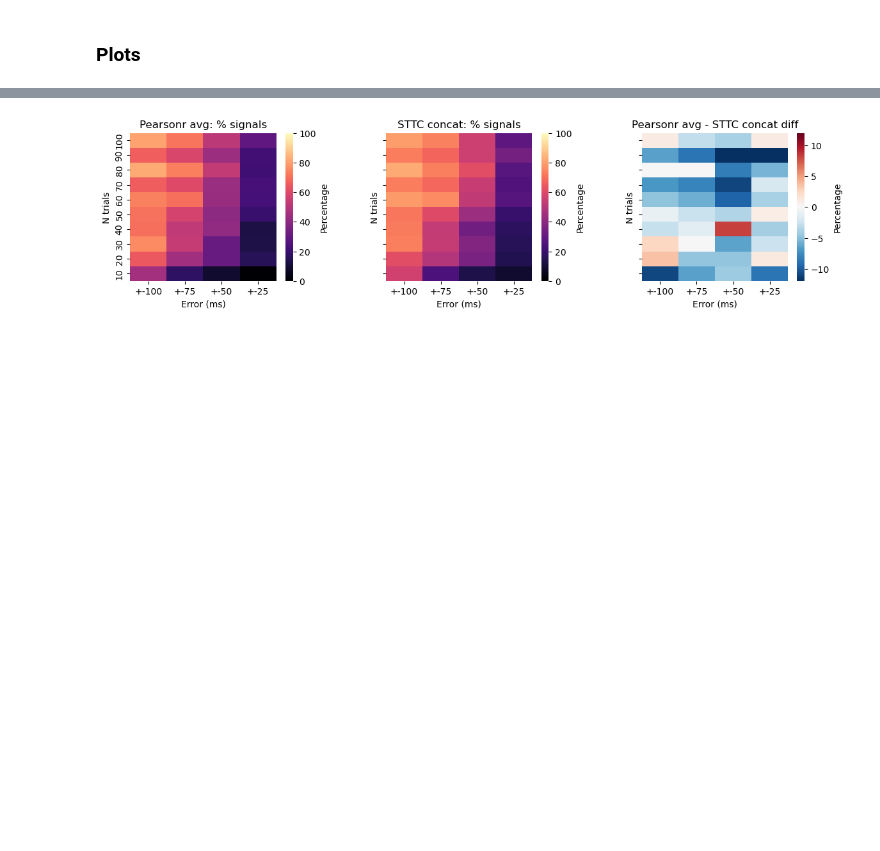
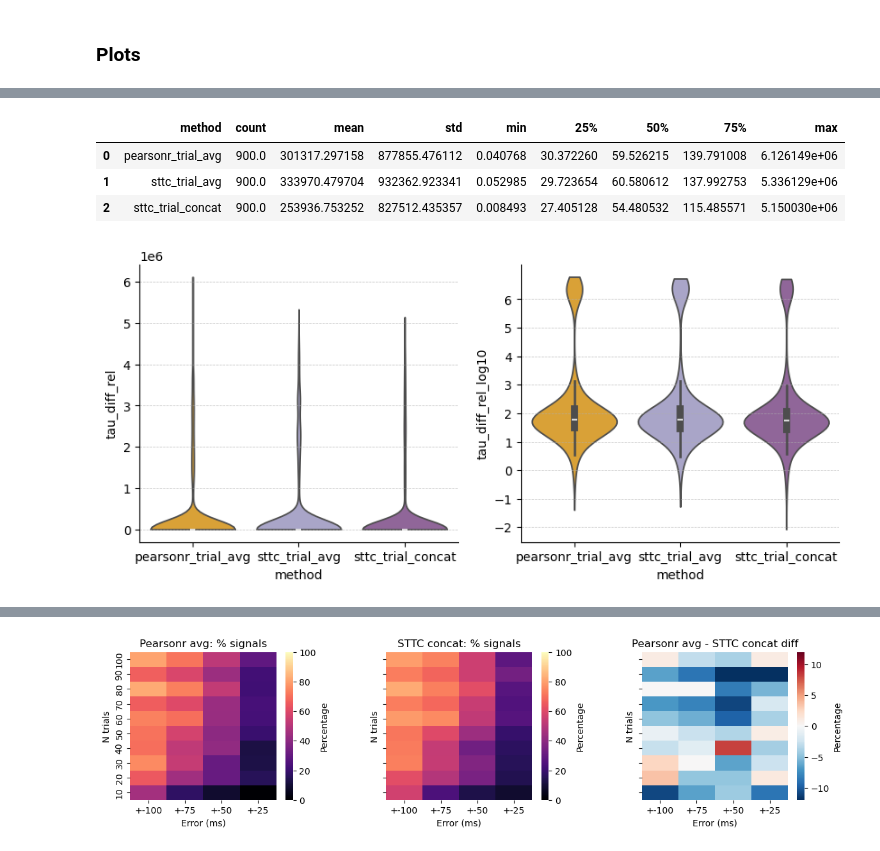
Before and after one commit to iinnpp/isttc, a Jupyter notebook: notebooks/synthetic/plot_taus_var_trials_dataset.ipynb, the cells around one changed output, grey strips where cells are left out. Drawn from its saved outputs; the diff is of its cells as text; code cells hidden in the pictures; blank space fills up the shorter version.

Commit message:
plots

```diff
--- a/notebooks/synthetic/plot_taus_var_trials_dataset.ipynb
+++ b/notebooks/synthetic/plot_taus_var_trials_dataset.ipynb
@@ -246,6 +248,8 @@ tau_plot_long_df.to_csv(results_folder + 'tau_plot_long_df.csv')
 color_pearson_trail_avg = '#f4a91c'
 color_sttc_trail_avg =  '#a49fce'
 color_sttc_trail_concat = '#955da2'
+
+colors = [color_pearson_trail_avg, color_sttc_trail_avg, color_sttc_trail_concat]
 # %%
 # tau_plot_wide_df = acf_full_plot_df.merge(isttc_full_plot_df, suffixes=('_acf', '_isttc'),
 #                                           on=['unit_id','fr', 'alpha', 'tau_ms_true', 'duration_ms', 'duration_s', 'dur_interval'],
@@ -280,2 +284,27 @@ sns.despine()
+# %%
+tau_plot_long_df.groupby(by='method', as_index=False)['tau_diff_rel'].describe()
+# %% [output]
+|  | method | count | mean | std | min | 25% | 50% | 75% | max |
+| 0 | pearsonr_trial_avg | 900.0 | 301317.297158 | 877855.476112 | 0.040768 | 30.372260 | 59.526215 | 139.791008 | 6.126149e+06 |
+| 1 | sttc_trial_avg | 900.0 | 333970.479704 | 932362.923341 | 0.052985 | 29.723654 | 60.580612 | 137.992753 | 5.336129e+06 |
+| 2 | sttc_trial_concat | 900.0 | 253936.753252 | 827512.435357 | 0.008493 | 27.405128 | 54.480532 | 115.485571 | 5.150030e+06 |
+# %%
+method_order = ['pearsonr_trial_avg', 'sttc_trial_avg', 'sttc_trial_concat']
+fig, axes = plt.subplots(1,2, figsize=(10, 4))
+
+sns.violinplot(x='method', y='tau_diff_rel', hue='method', order=method_order, hue_order=method_order,
+               palette=colors, data=tau_plot_long_df, cut=0, ax=axes[0])
+
+sns.violinplot(x='method', y='tau_diff_rel_log10', hue='method', order=method_order, hue_order=method_order,
+               palette=colors, data=tau_plot_long_df, cut=0, ax=axes[1])
+
+axes[1].set_yticks(np.linspace(-2, 6, 9))
+
+axes[1].grid(True, which="both", axis='y', linestyle="--", linewidth=0.5, alpha=0.7)
+axes[0].grid(True, which="both", axis='y', linestyle="--", linewidth=0.5, alpha=0.7)
+
+sns.despine()
+# %% [output]
+[figure, added]
 # %%
 tau_plot_long_df.columns
```
Also changed, not shown: parts of 5 cells of this notebook, 1 other file.
